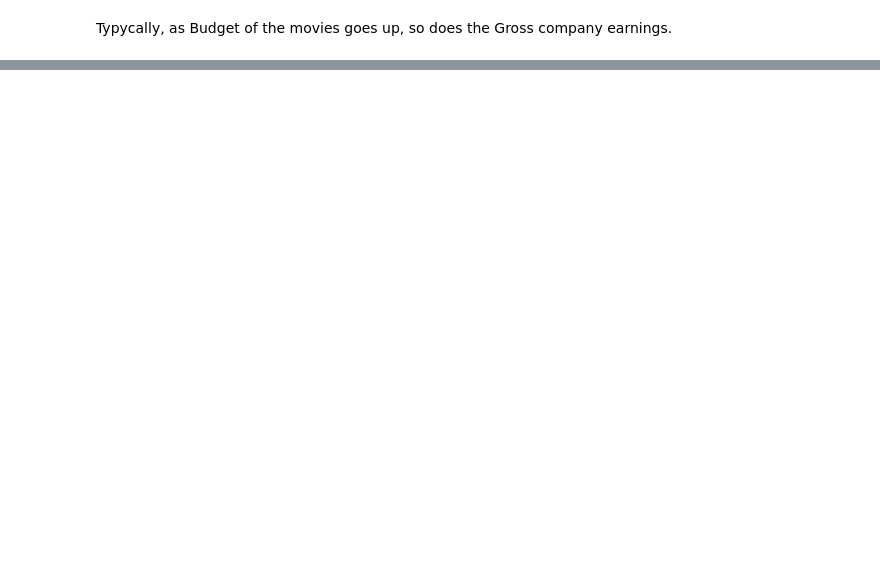
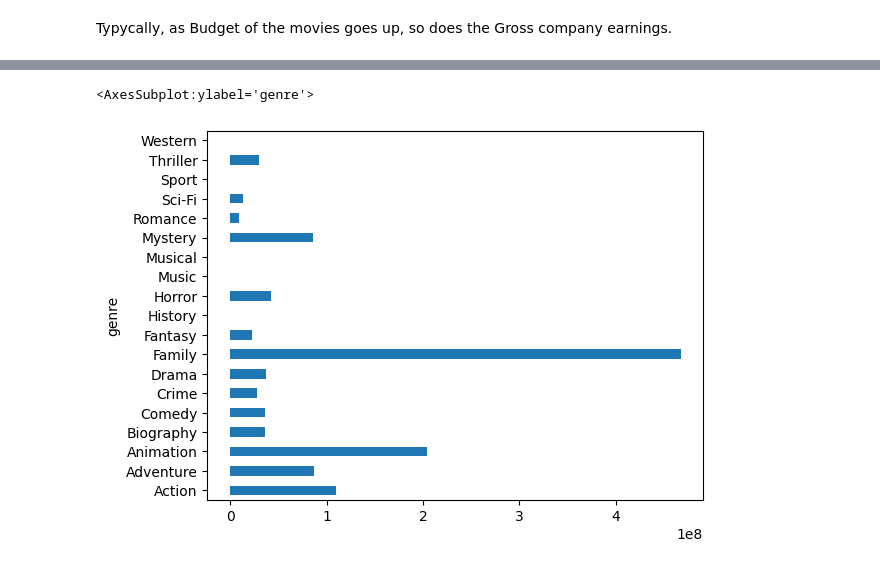
Before and after one commit to dchicasduena/COMP3400_Project, a Jupyter notebook: Project.ipynb, the cells around one changed output, grey strips where cells are left out. Cells and saved outputs as stored; diff of their text form; code cells hidden in the pictures; blank space fills up the shorter version.

```diff
--- a/Project.ipynb
+++ b/Project.ipynb
@@ -194,0 +221,4 @@ Text(0, 0.5, 'Gross')
+# %%
+movies['net_gross'] = movies['gross'] - movies['budget']
+movies.sort_values(by='net_gross', ascending=False).head(10)
+#I thought I would see a different disctribution if I sorted by net gross but no, still Disney making bank
@@ -194,0 +243,7 @@ Text(0, 0.5, 'Gross')
+# %%
+#To illustrate how Action/Animation movies and specifically Disney movies dominate the film industry, here are some histograms:
+shmoneys_genre = movies.groupby('genre').agg({'net_gross':['mean']})
+shmoneys_genre.plot.barh(legend=False)
+# %% [output]
+<AxesSubplot:ylabel='genre'>
+[figure, added]
```
Also changed, not shown: parts of 16 cells of this notebook.
